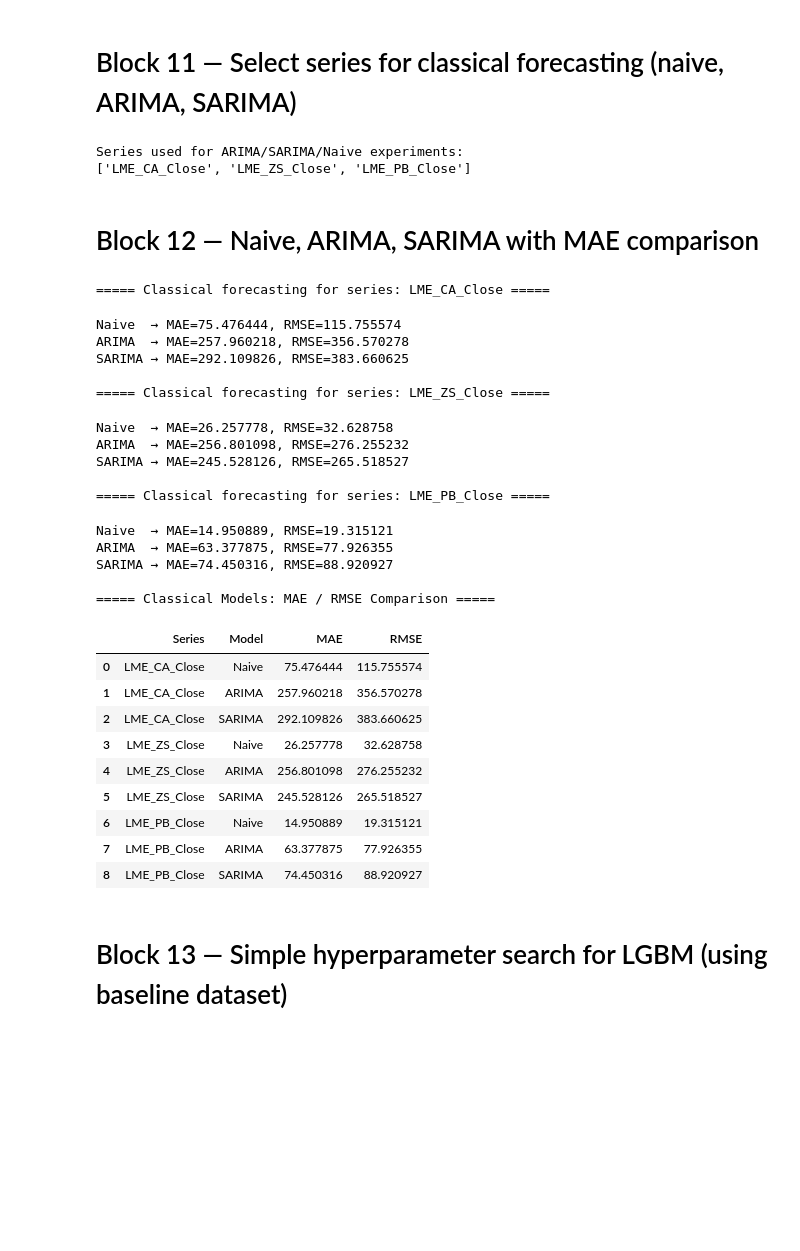
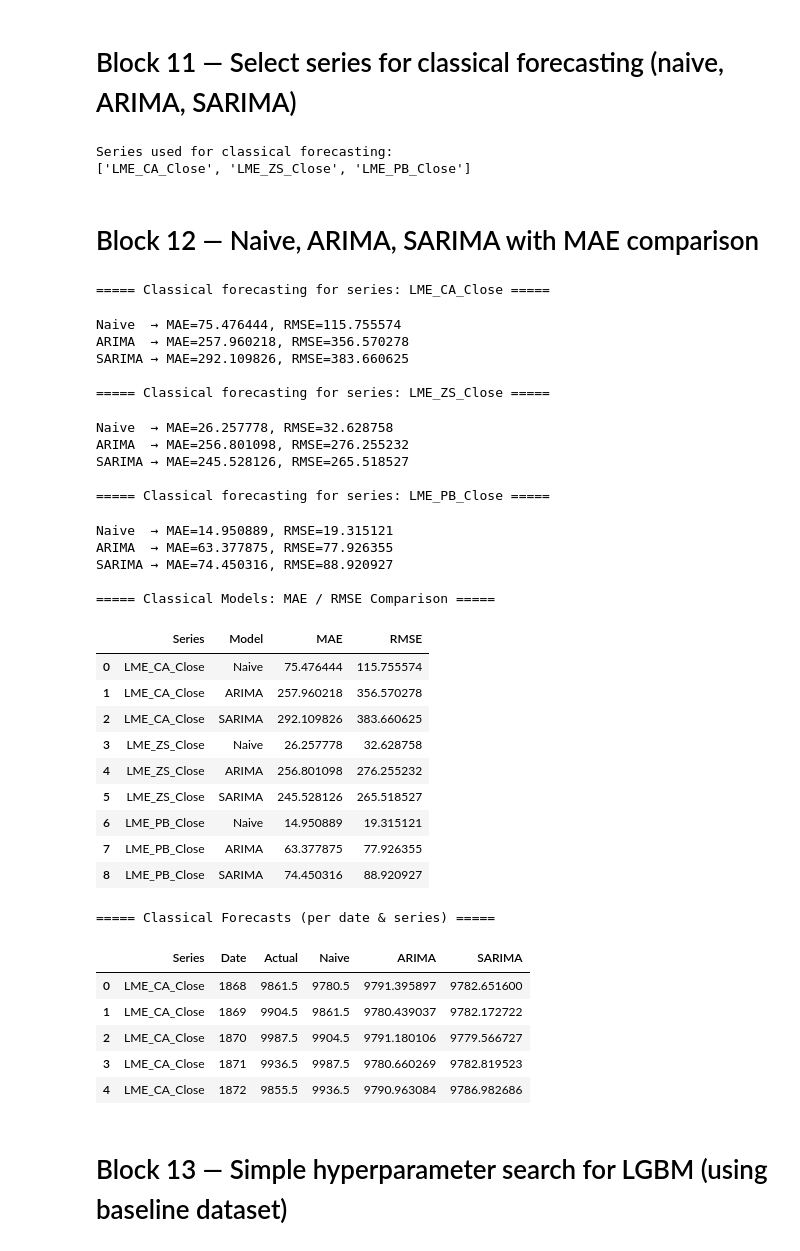
Before and after one commit to sahrohit/mitsui-commodity-prediction, a Jupyter notebook: playground.ipynb, the cells around one changed output. Saved outputs shown, nothing was run; the diff lists cells and outputs as text; code cells hidden in the pictures; blank space fills up the shorter version.

```diff
--- a/playground.ipynb
+++ b/playground.ipynb
@@ -419,8 +415,7 @@ Saved ADVANCED submission to: ./outputs/submission_advanced_domain_rolling_lgbm.
 # Block 11 — Select series for classical forecasting (naive, ARIMA, SARIMA)
 # %%
 
-
-# Pick a few meaningful price series (change if you want)
+# Choose some representative price series (change these if needed)
 candidate_series = [
     "LME_CA_Close",
     "LME_ZS_Close",
@@ -428,34 +423,32 @@ candidate_series = [
 ]
 
 selected_series = [c for c in candidate_series if c in train.columns]
-
-print("Series used for ARIMA/SARIMA/Naive experiments:")
+print("Series used for classical forecasting:")
 print(selected_series)
 
-# Helper: create train / validation split indices
 def make_train_valid_split(s: pd.Series, n_valid: int = 90):
+    """
+    Split series into train and validation (last n_valid points).
+    """
     s = s.dropna()
     if len(s) <= n_valid + 10:
-        # if series is short, use 20% for validation
         n_valid = max(10, int(len(s) * 0.2))
     train_s = s.iloc[:-n_valid]
     valid_s = s.iloc[-n_valid:]
     return train_s, valid_s
 # %% [output]
-Series used for ARIMA/SARIMA/Naive experiments:
+Series used for classical forecasting:
 ['LME_CA_Close', 'LME_ZS_Close', 'LME_PB_Close']
 # %% [markdown]
 # Block 12 — Naive, ARIMA, SARIMA with MAE comparison
 # %%
-
+from sklearn.metrics import mean_squared_error, mean_absolute_error
 
 def naive_forecast(train_s: pd.Series, valid_s: pd.Series):
     """
-    Naive forecast: y_hat_t = y_(t-1).
-    For the first validation point, we use the last train value.
+    Naive: y_hat_t = y_(t-1).
     """
     last_train = train_s.iloc[-1]
-    # shift validation series by 1; fill first with last train value
     preds = valid_s.shift(1)
     preds.iloc[0] = last_train
     return preds
@@ -520,7 +513,8 @@ def best_sarima(train_s: pd.Series, seasonal_period=5, pdq_list=None, seasonal_p
     return best_model, best_order, best_seasonal, best_aic
 
 
-results = []
+results = []            # metrics (MAE, RMSE)
+forecast_rows = []      # full time-series forecasts
 
 for col in selected_series:
     print(f"\n===== Classical forecasting for series: {col} =====")
@@ -529,23 +523,22 @@ for col in selected_series:
     # 1) Naive
     naive_pred = naive_forecast(s_train, s_valid)
 
-    # 2) ARIMA (AIC-based search)
+    # 2) ARIMA
     arima_model, arima_order, arima_aic = best_arima(s_train)
     if arima_model is not None:
         arima_pred = arima_model.forecast(len(s_valid))
         arima_pred.index = s_valid.index
     else:
-        arima_pred = naive_pred.copy()  # fallback
+        arima_pred = naive_pred.copy()
 
-    # 3) SARIMA (AIC-based search, small grid)
+    # 3) SARIMA
     sarima_model, sarima_order, sarima_seasonal, sarima_aic = best_sarima(s_train)
     if sarima_model is not None:
         sarima_pred = sarima_model.forecast(len(s_valid))
         sarima_pred.index = s_valid.index
     else:
-        sarima_pred = naive_pred.copy()  # fallback
+        sarima_pred = naive_pred.copy()
 
-    # --- Compute metrics (MAE + RMSE) ---
     y_true = s_valid.values
 
     for name, y_hat in [
@@ -563,36 +556,58 @@ for col in selected_series:
         })
         print(f"{name:6s} → MAE={mae:.6f}, RMSE={rmse:.6f}")
 
+    # Store full forecasts for CSV / plots
+    for idx in s_valid.index:
+        forecast_rows.append({
+            "Series": col,
+            "Date":   idx,
+            "Actual": s_valid.loc[idx],
+            "Naive":  naive_pred.loc[idx],
+            "ARIMA":  arima_pred.loc[idx],
+            "SARIMA": sarima_pred.loc[idx],
+        })
+
 results_df = pd.DataFrame(results)
 print("\n===== Classical Models: MAE / RMSE Comparison =====")
 display(results_df)
+
+classical_forecasts_df = pd.DataFrame(forecast_rows)
+print("\n===== Classical Forecasts (per date & series) =====")
+display(classical_forecasts_df.head())
 # %% [output]
 ===== Classical forecasting for series: LME_CA_Close =====
 Naive  → MAE=75.476444, RMSE=115.755574
 ARIMA  → MAE=257.960218, RMSE=356.570278
 SARIMA → MAE=292.109826, RMSE=383.660625
 
 ===== Classical forecasting for series: LME_ZS_Close =====
 Naive  → MAE=26.257778, RMSE=32.628758
 ARIMA  → MAE=256.801098, RMSE=276.255232
 SARIMA → MAE=245.528126, RMSE=265.518527
 
 ===== Classical forecasting for series: LME_PB_Close =====
 Naive  → MAE=14.950889, RMSE=19.315121
 ARIMA  → MAE=63.377875, RMSE=77.926355
 SARIMA → MAE=74.450316, RMSE=88.920927
 
 ===== Classical Models: MAE / RMSE Comparison =====
 |  | Series | Model | MAE | RMSE |
 | 0 | LME_CA_Close | Naive | 75.476444 | 115.755574 |
 | 1 | LME_CA_Close | ARIMA | 257.960218 | 356.570278 |
 | 2 | LME_CA_Close | SARIMA | 292.109826 | 383.660625 |
 | 3 | LME_ZS_Close | Naive | 26.257778 | 32.628758 |
 | 4 | LME_ZS_Close | ARIMA | 256.801098 | 276.255232 |
 | 5 | LME_ZS_Close | SARIMA | 245.528126 | 265.518527 |
 | 6 | LME_PB_Close | Naive | 14.950889 | 19.315121 |
 | 7 | LME_PB_Close | ARIMA | 63.377875 | 77.926355 |
 | 8 | LME_PB_Close | SARIMA | 74.450316 | 88.920927 |
+===== Classical Forecasts (per date & series) =====
+|  | Series | Date | Actual | Naive | ARIMA | SARIMA |
+| 0 | LME_CA_Close | 1868 | 9861.5 | 9780.5 | 9791.395897 | 9782.651600 |
+| 1 | LME_CA_Close | 1869 | 9904.5 | 9861.5 | 9780.439037 | 9782.172722 |
+| 2 | LME_CA_Close | 1870 | 9987.5 | 9904.5 | 9791.180106 | 9779.566727 |
+| 3 | LME_CA_Close | 1871 | 9936.5 | 9987.5 | 9780.660269 | 9782.819523 |
+| 4 | LME_CA_Close | 1872 | 9855.5 | 9936.5 | 9790.963084 | 9786.982686 |
 # %% [markdown]
 # Block 13 — Simple hyperparameter search for LGBM (using baseline dataset)
 # %%
```
Also changed, not shown: parts of 9 cells of this notebook, 4 other files.
